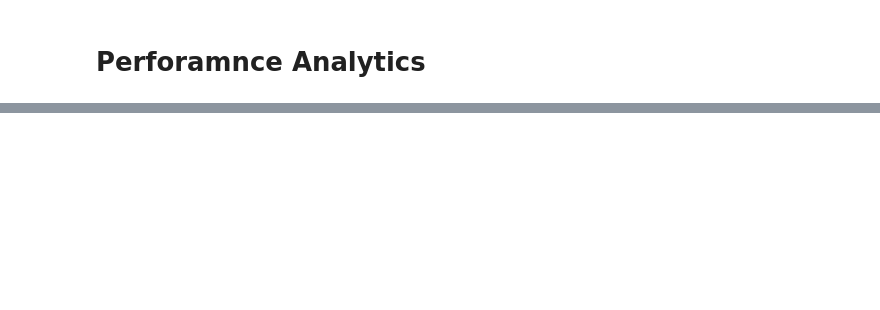
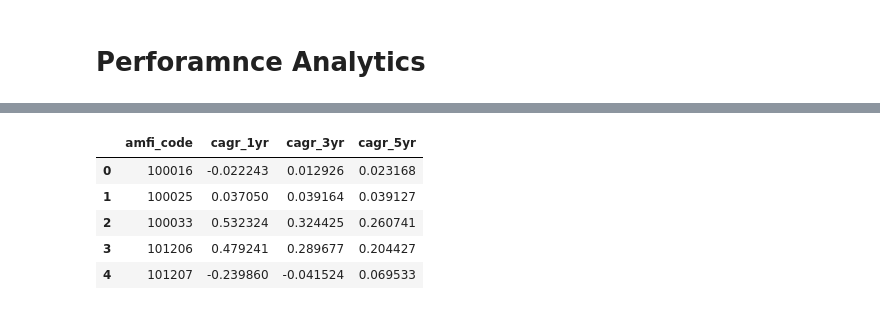
Before and after one commit to soggybiscuitkid/Bluestock-capstone-project, a Jupyter notebook: notebooks/performance_analytics.ipynb, the cells around one changed output, grey strips where cells are left out. Cells and saved outputs as stored; diff of their text form; code cells hidden in the pictures; blank space fills up the shorter version.

```diff
--- a/notebooks/performance_analytics.ipynb
+++ b/notebooks/performance_analytics.ipynb
@@ -26,0 +74,21 @@ KeyError: 'daily_return'
+# %%
+cagr1 = calculate_cagr(nav,1)
+
+cagr3 = calculate_cagr(nav,3)
+
+cagr5 = calculate_cagr(nav,5)
+
+cagr_table = (
+    cagr1
+    .merge(cagr3,on='amfi_code')
+    .merge(cagr5,on='amfi_code')
+)
+
+cagr_table.head()
+# %% [output]
+|  | amfi_code | cagr_1yr | cagr_3yr | cagr_5yr |
+| 0 | 100016 | -0.022243 | 0.012926 | 0.023168 |
+| 1 | 100025 | 0.037050 | 0.039164 | 0.039127 |
+| 2 | 100033 | 0.532324 | 0.324425 | 0.260741 |
+| 3 | 101206 | 0.479241 | 0.289677 | 0.204427 |
+| 4 | 101207 | -0.239860 | -0.041524 | 0.069533 |
```
Also changed, not shown: parts of 16 cells of this notebook, 3 other files.
